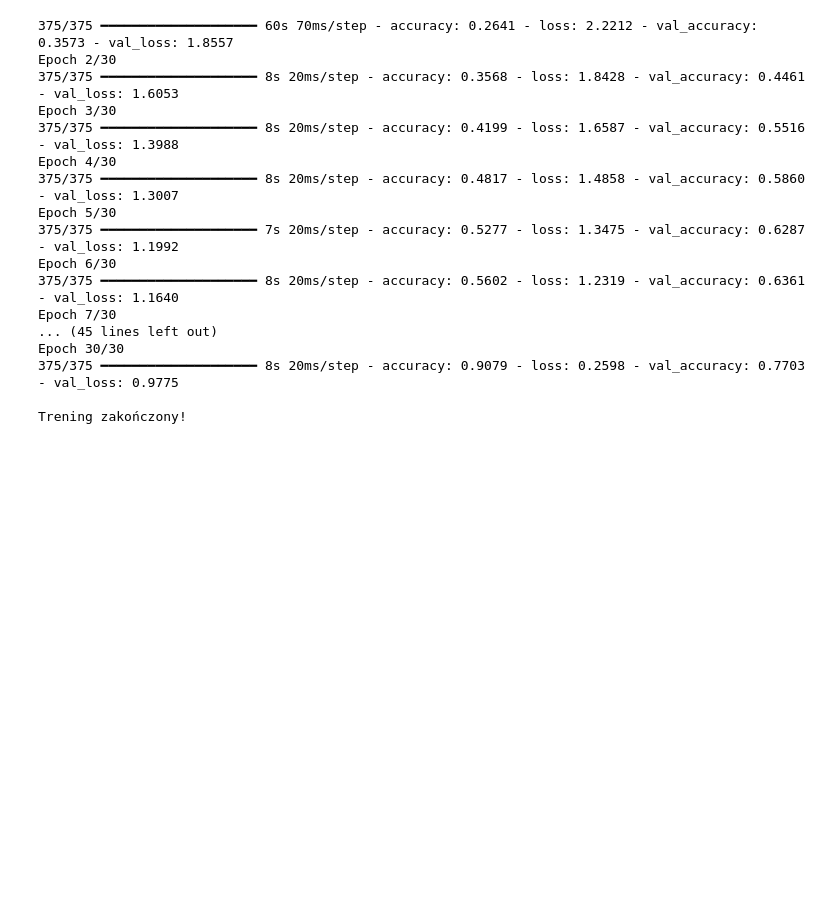
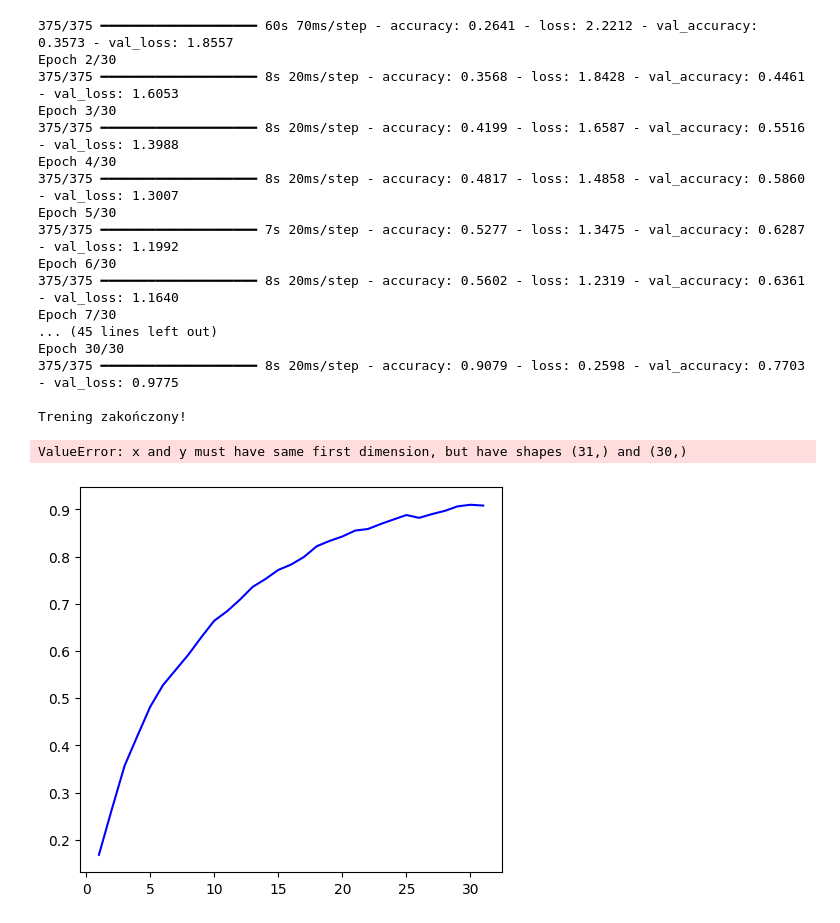
Before and after one commit to PiotrPeca/GenreAI, a Jupyter notebook: ml_part/models_building/second_model.ipynb, the cells around one changed output. Drawn from its saved outputs; the diff is of its cells as text; code cells hidden in the pictures; blank space fills up the shorter version.

```diff
--- a/ml_part/models_building/second_model.ipynb
+++ b/ml_part/models_building/second_model.ipynb
@@ -209,3 +209,69 @@ Epoch 30/30
 375/375 ━━━━━━━━━━━━━━━━━━━━ 8s 20ms/step - accuracy: 0.9079 - loss: 0.2598 - val_accuracy: 0.7703 - val_loss: 0.9775
 
 Trening zakończony!
+# %%
+import json
+import re
+import matplotlib.pyplot as plt
+
+# --- KONFIGURACJA ---
+# Wpisz tutaj nazwę swojego pliku (musi być w tym samym folderze)
+NOTEBOOK_FILE = 'second_model.ipynb'
+# ---------------------
+
+def extract_and_plot(file_path):
+    with open(file_path, 'r', encoding='utf-8') as f:
+        nb = json.load(f)
+
+    # Przeszukujemy wszystkie wyjścia (outputs) w poszukiwaniu logów treningu
+    full_text = ""
+    for cell in nb['cells']:
+        if cell['cell_type'] == 'code':
+            for output in cell.get('outputs', []):
+                if output.get('output_type') == 'stream':
+                    text_lines = output.get('text', [])
+                    full_text += "".join(text_lines) if isinstance(text_lines, list) else text_lines
+
+    # Szukamy wartości przy pomocy wyrażeń regularnych (regex)
+    # Wyciągamy tylko ostatnie wartości z każdej epoki
+    acc = [float(m) for m in re.findall(r' accuracy: (0\.\d+)', full_text)]
+    loss = [float(m) for m in re.findall(r' loss: (\d+\.\d+)', full_text)]
+    val_acc = [float(m) for m in re.findall(r' val_accuracy: (0\.\d+)', full_text)]
+    val_loss = [float(m) for m in re.findall(r' val_loss: (\d+\.\d+)', full_text)]
+
+    if not acc:
+        print("Nie znaleziono logów treningowych w pliku. Upewnij się, że nazwa pliku jest poprawna.")
+        return
+
+    # Tworzenie wykresów
+    epochs = range(1, len(acc) + 1)
+    plt.figure(figsize=(12, 5))
+
+    # Wykres Accuracy
+    plt.subplot(1, 2, 1)
+    plt.plot(epochs, acc, 'b-', label='Trening')
+    plt.plot(epochs, val_acc, 'r-', label='Walidacja')
+    plt.title('Dokładność (Accuracy)')
+    plt.xlabel('Epoka')
+    plt.ylabel('Wartość')
+    plt.legend()
+    plt.grid(True)
+
+    # Wykres Loss
+    plt.subplot(1, 2, 2)
+    plt.plot(epochs, loss, 'b-', label='Trening')
+    plt.plot(epochs, val_loss, 'r-', label='Walidacja')
+    plt.title('Strata (Loss)')
+    plt.xlabel('Epoka')
+    plt.ylabel('Wartość')
+    plt.legend()
+    plt.grid(True)
+
+    plt.tight_layout()
+    plt.show()
+
+# Uruchomienie funkcji
+extract_and_plot(NOTEBOOK_FILE)
+# %% [output]
+ValueError: x and y must have same first dimension, but have shapes (31,) and (30,)
+[figure, added]
```
